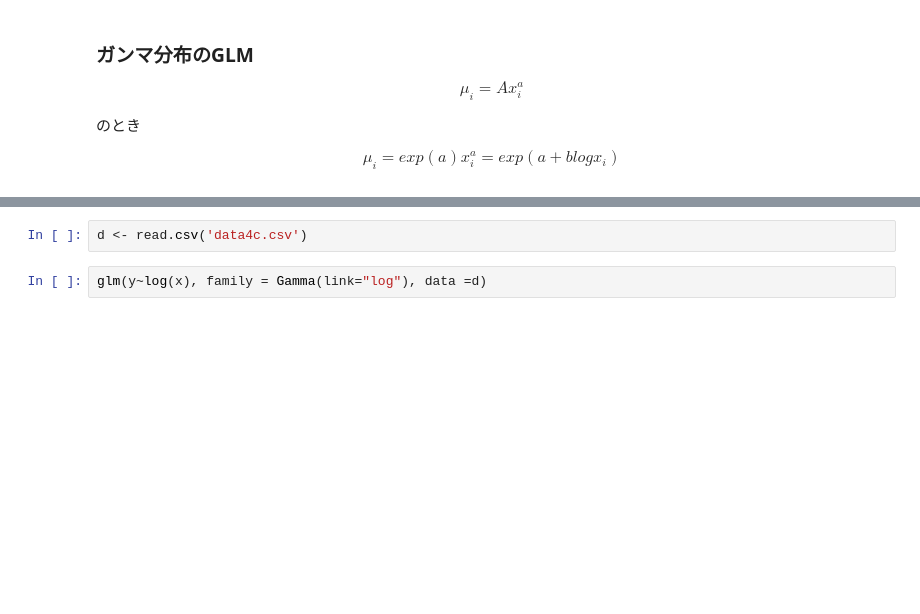
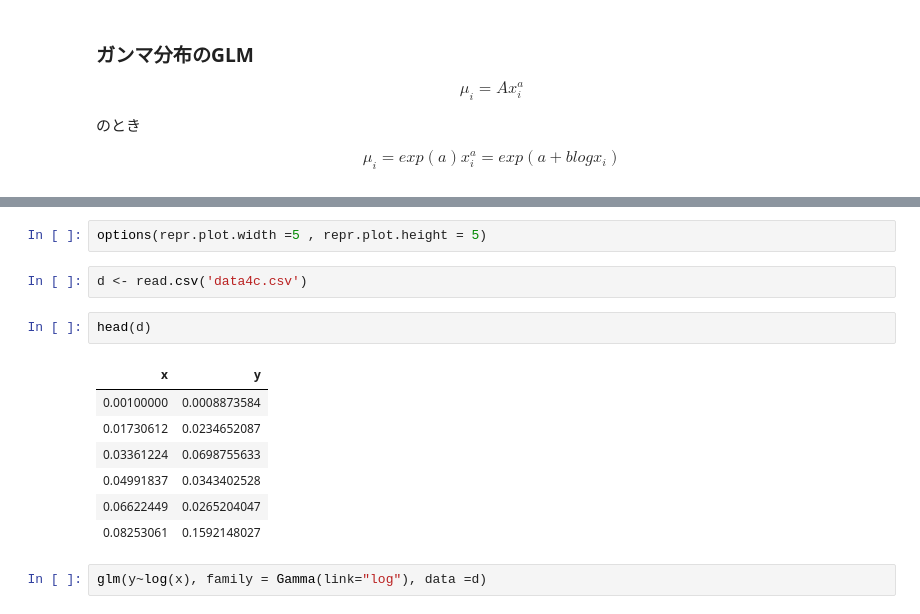
Before and after one commit to Rio-Sh/sub_stat_model_h29, a Jupyter notebook: データ解析統計モデリング２.ipynb, the cells around one changed output, grey strips where cells are left out. Saved outputs shown, nothing was run; the diff lists cells and outputs as text; blank space fills up the shorter version.

```diff
--- a/データ解析統計モデリング２.ipynb
+++ b/データ解析統計モデリング２.ipynb
@@ -394,5 +397,17 @@ plot(y, dgamma(y, 1, 1), type="l")
+# %%
+options(repr.plot.width =5 , repr.plot.height = 5)
 # %%
 d <- read.csv('data4c.csv')
+# %%
+head(d)
+# %% [output]
+| x | y |
+| 0.00100000 | 0.0008873584 |
+| 0.01730612 | 0.0234652087 |
+| 0.03361224 | 0.0698755633 |
+| 0.04991837 | 0.0343402528 |
+| 0.06622449 | 0.0265204047 |
+| 0.08253061 | 0.1592148027 |
 # %%
 glm(y~log(x), family = Gamma(link="log"), data =d)
 # %% [output]
```
Also changed, not shown: parts of 8 cells of this notebook.
